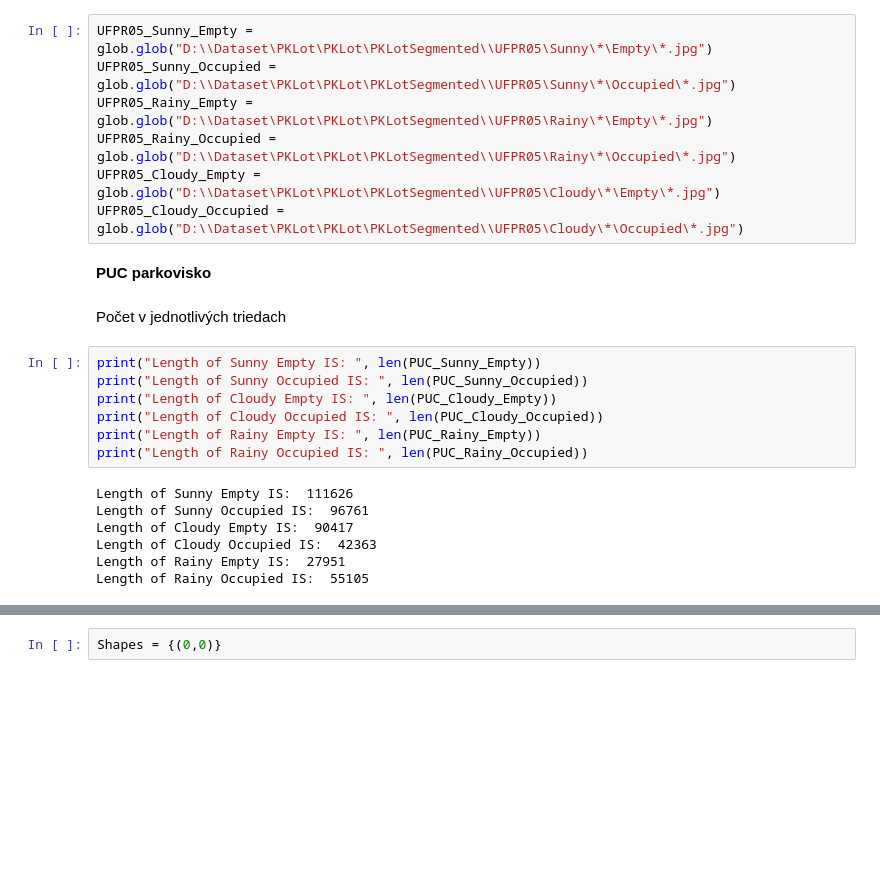
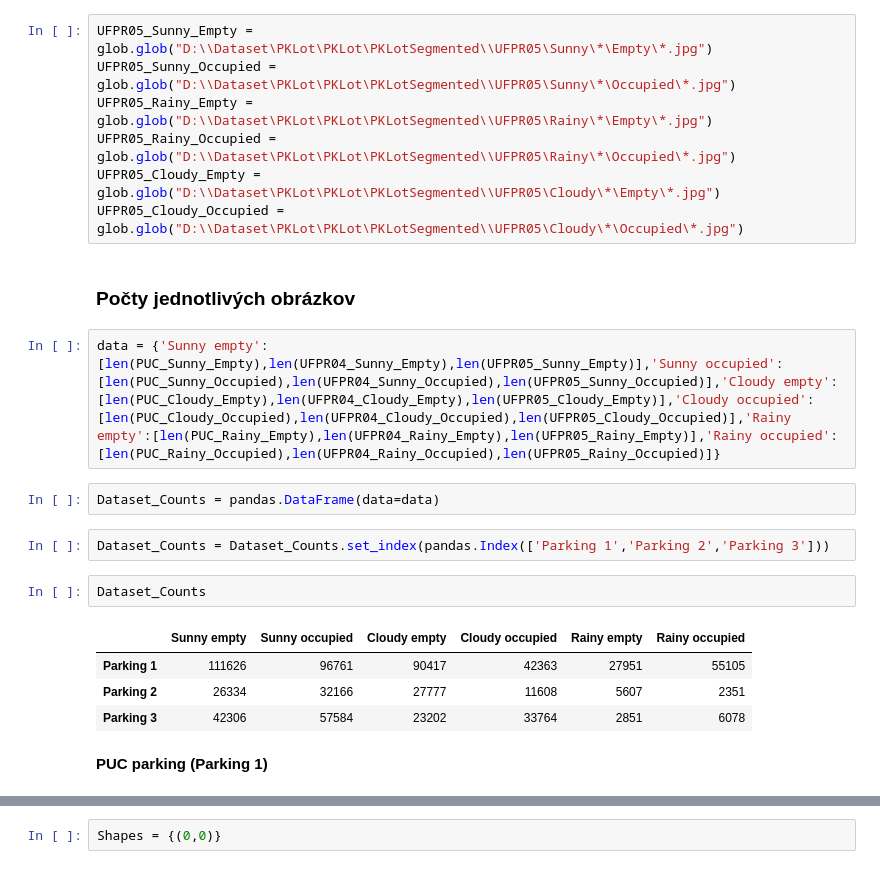
Before and after one commit to AndrejErdelsky/NSIETE_project, a Jupyter notebook: Analyza.ipynb, the cells around one changed output, grey strips where cells are left out. Saved outputs shown, nothing was run; the diff lists cells and outputs as text; blank space fills up the shorter version.

Commit message:
Uprava analyzy datasetu

```diff
--- a/Analyza.ipynb
+++ b/Analyza.ipynb
@@ -26,21 +31,20 @@ UFPR05_Rainy_Empty = glob.glob("D:\\Dataset\PKLot\PKLot\PKLotSegmented\\UFPR05\R
 UFPR05_Rainy_Occupied = glob.glob("D:\\Dataset\PKLot\PKLot\PKLotSegmented\\UFPR05\Rainy\*\Occupied\*.jpg")
 UFPR05_Cloudy_Empty = glob.glob("D:\\Dataset\PKLot\PKLot\PKLotSegmented\\UFPR05\Cloudy\*\Empty\*.jpg")
 UFPR05_Cloudy_Occupied = glob.glob("D:\\Dataset\PKLot\PKLot\PKLotSegmented\\UFPR05\Cloudy\*\Occupied\*.jpg")
+# %% [markdown]
+### Počty jednotlivých obrázkov
+# %%
+data = {'Sunny empty':[len(PUC_Sunny_Empty),len(UFPR04_Sunny_Empty),len(UFPR05_Sunny_Empty)],'Sunny occupied':[len(PUC_Sunny_Occupied),len(UFPR04_Sunny_Occupied),len(UFPR05_Sunny_Occupied)],'Cloudy empty':[len(PUC_Cloudy_Empty),len(UFPR04_Cloudy_Empty),len(UFPR05_Cloudy_Empty)],'Cloudy occupied':[len(PUC_Cloudy_Occupied),len(UFPR04_Cloudy_Occupied),len(UFPR05_Cloudy_Occupied)],'Rainy empty':[len(PUC_Rainy_Empty),len(UFPR04_Rainy_Empty),len(UFPR05_Rainy_Empty)],'Rainy occupied':[len(PUC_Rainy_Occupied),len(UFPR04_Rainy_Occupied),len(UFPR05_Rainy_Occupied)]}
+# %%
+Dataset_Counts = pandas.DataFrame(data=data)
+# %%
+Dataset_Counts = Dataset_Counts.set_index(pandas.Index(['Parking 1','Parking 2','Parking 3']))
+# %%
+Dataset_Counts
+# %% [output]
+|  | Sunny empty | Sunny occupied | Cloudy empty | Cloudy occupied | Rainy empty | Rainy occupied |
+| Parking 1 | 111626 | 96761 | 90417 | 42363 | 27951 | 55105 |
+| Parking 2 | 26334 | 32166 | 27777 | 11608 | 5607 | 2351 |
+| Parking 3 | 42306 | 57584 | 23202 | 33764 | 2851 | 6078 |
 # %% [markdown]
-**PUC parkovisko**
+**PUC parking (Parking 1)**
-# %% [markdown]
-Počet v jednotlivých triedach
-# %%
-print("Length of Sunny Empty IS: ", len(PUC_Sunny_Empty))
-print("Length of Sunny Occupied IS: ", len(PUC_Sunny_Occupied))
-print("Length of Cloudy Empty IS: ", len(PUC_Cloudy_Empty))
-print("Length of Cloudy Occupied IS: ", len(PUC_Cloudy_Occupied))
-print("Length of Rainy Empty IS: ", len(PUC_Rainy_Empty))
-print("Length of Rainy Occupied IS: ", len(PUC_Rainy_Occupied))
-# %% [output]
-Length of Sunny Empty IS:  111626
-Length of Sunny Occupied IS:  96761
-Length of Cloudy Empty IS:  90417
-Length of Cloudy Occupied IS:  42363
-Length of Rainy Empty IS:  27951
-Length of Rainy Occupied IS:  55105
```
Also changed, not shown: parts of 16 cells of this notebook.
